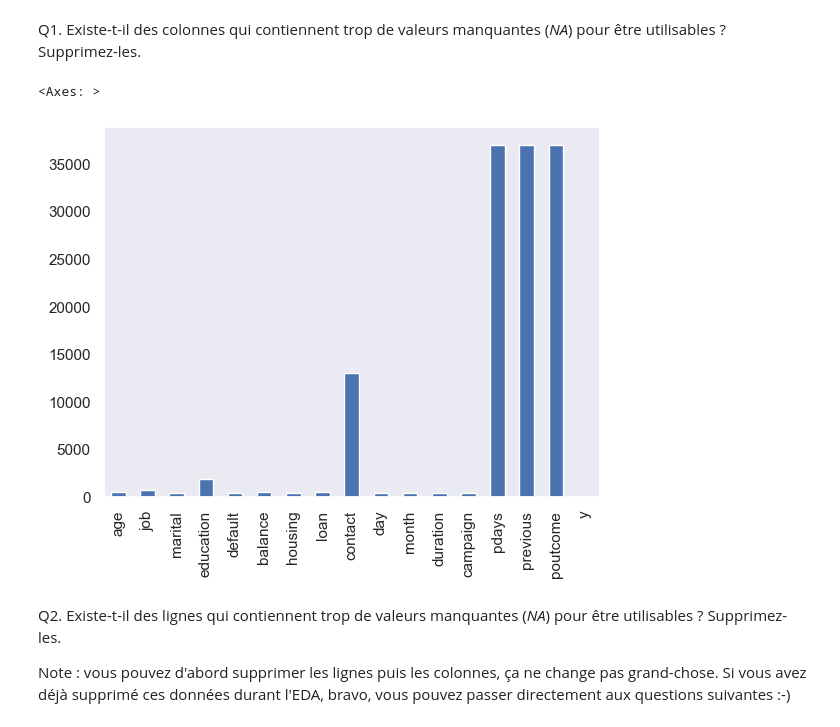
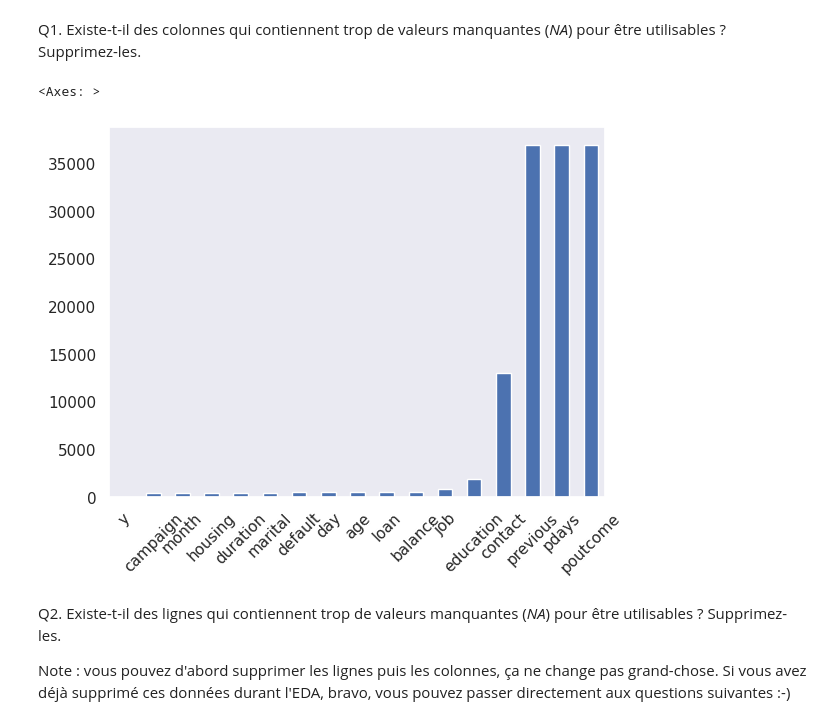
Before and after one commit to jo-pouradier/machine-learning-cpe, a Jupyter notebook: tp2.ipynb, the cells around one changed output. Cells and saved outputs as stored; diff of their text form; code cells hidden in the pictures.

```diff
--- a/tp2.ipynb
+++ b/tp2.ipynb
@@ -214,10 +194,10 @@ Si le choix de l'algorithme influe sur votre réponse à une question, considér
 Q1. Existe-t-il des colonnes qui contiennent trop de valeurs manquantes (*NA*) pour être utilisables ? Supprimez-les.
 # %%
 # calcul de la quantité de données manquantes dans chaque colonne
-df.isnull().sum().plot(kind="bar")
+df.isnull().sum().sort_values().plot(kind="bar", rot=45)
 # %% [output]
 <Axes: >
-[figure, old version]
+[figure, new version]
 # %%
 # je drop "contact" parce que mon PC est pas tres puissant
 df_drop_col = df.drop(columns=["contact", "pdays", "previous", "poutcome"])
```
Also changed, not shown: parts of 26 cells of this notebook.
